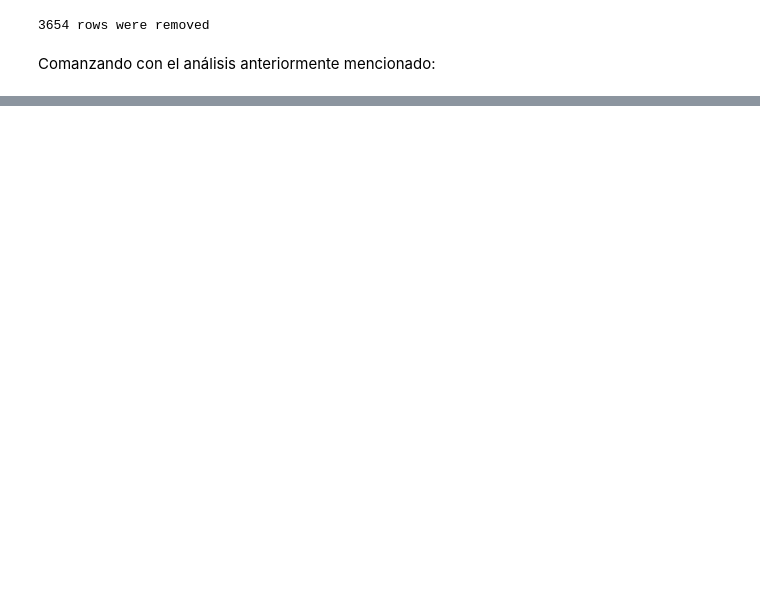
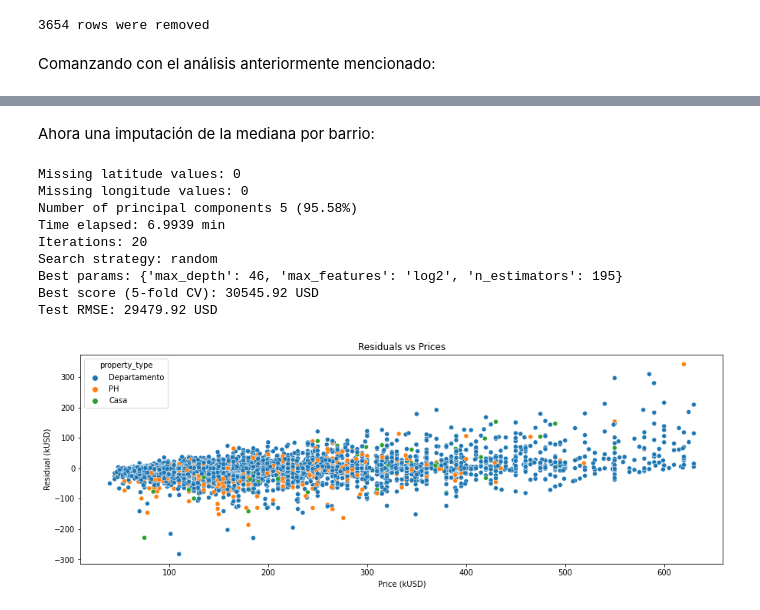
Before and after one commit to ricardoleoncorreia/buenos-aires-house-price-predictor, a Jupyter notebook: informe_final_carrera.ipynb, the cells around one changed output, grey strips where cells are left out. Drawn from its saved outputs; the diff is of its cells as text; code cells hidden in the pictures; blank space fills up the shorter version.

```diff
--- a/informe_final_carrera.ipynb
+++ b/informe_final_carrera.ipynb
@@ -277,0 +371,15 @@ Test RMSE: 27516.02 USD
+# %% [markdown]
+Ahora una imputación de la mediana por barrio:
+# %%
+lat_lon_imputation(dataset=dataset_impute_missing.copy(), lat_lon_statistic=lat_lon_statistic.groupby('l3').median().reset_index().copy())
+# %% [output]
+Missing latitude values: 0
+Missing longitude values: 0
+Number of principal components 5 (95.58%)
+Time elapsed: 6.9939 min
+Iterations: 20
+Search strategy: random
+Best params: {'max_depth': 46, 'max_features': 'log2', 'n_estimators': 195}
+Best score (5-fold CV): 30545.92 USD
+Test RMSE: 29479.92 USD
+[figure, added]
```
Also changed, not shown: parts of 29 cells of this notebook, 2 other files.
